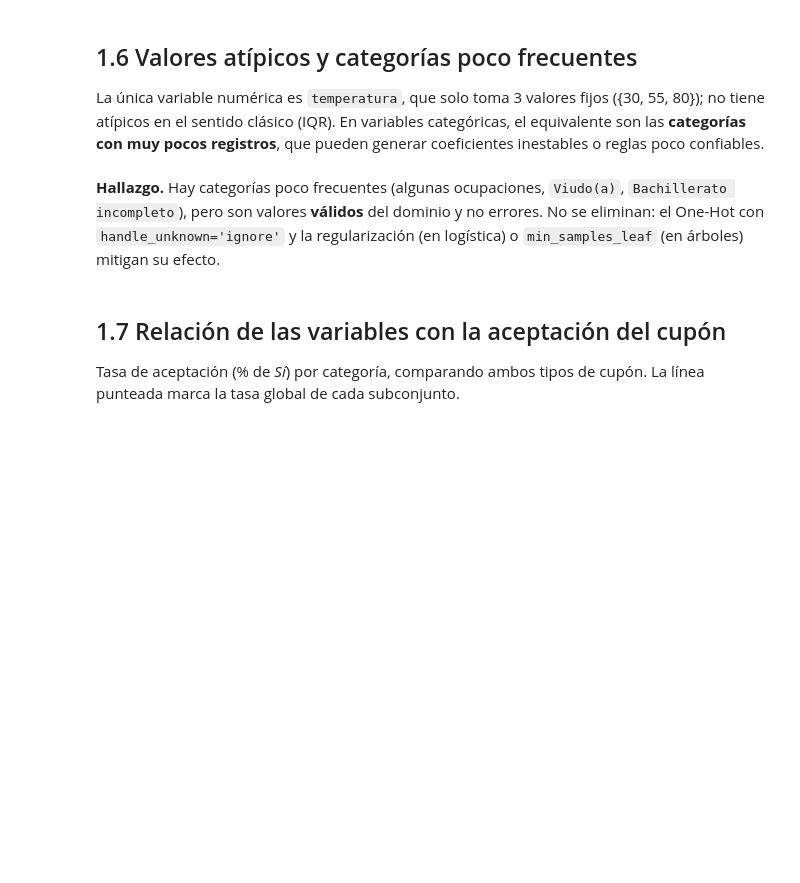
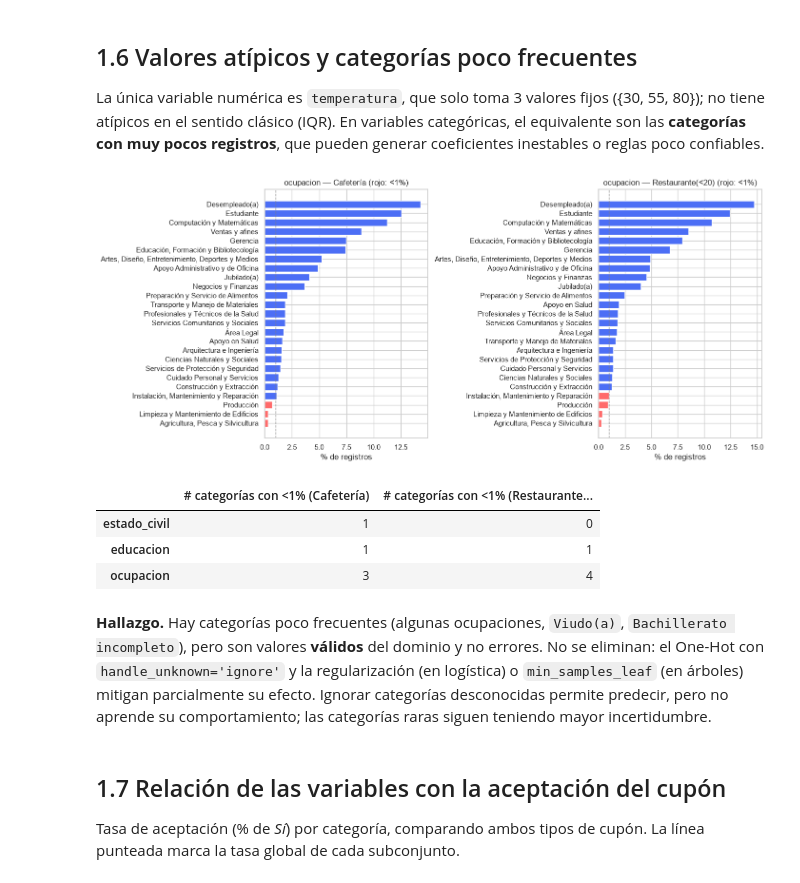
Before and after one commit to vergarave/lab3_ML, a Jupyter notebook: Lab3_Clasificacion.ipynb, the cells around one changed output. Saved outputs shown, nothing was run; the diff lists cells and outputs as text; code cells hidden in the pictures; blank space fills up the shorter version.

```diff
--- a/Lab3_Clasificacion.ipynb
+++ b/Lab3_Clasificacion.ipynb
@@ -222,19 +372,25 @@ La única variable numérica es `temperatura`, que solo toma 3 valores fijos ({3
 # %%
 fig, axes = plt.subplots(1, 2, figsize=(14, 6), constrained_layout=True)
 for ax, (c, df) in zip(axes, subconjuntos.items()):
     vc = df['ocupacion'].value_counts(normalize=True).sort_values() * 100
     ax.barh(vc.index, vc.values, color=np.where(vc.values < 1, '#FF6B6B', '#4C6EF5'))
     ax.axvline(1, color='gray', ls='--', lw=1)
     ax.set(title=f'ocupacion — {c} (rojo: <1%)', xlabel='% de registros')
 plt.show()
 
 raras = {c: {col: (df[col].value_counts(normalize=True) < 0.01).sum()
-             for col in df.columns if df[col].dtype == object and df[col].nunique() > 2}
+             for col in df.columns if pd.api.types.is_string_dtype(df[col]) and df[col].nunique() > 2}
          for c, df in subconjuntos.items()}
 raras = pd.DataFrame(raras)
 raras[(raras > 0).any(axis=1)].rename(columns=lambda x: f'# categorías con <1% ({x})')
+# %% [output]
+[figure, added]
+|  | # categorías con <1% (Cafetería) | # categorías con <1% (Restaurante... |
+| estado_civil | 1 | 0 |
+| educacion | 1 | 1 |
+| ocupacion | 3 | 4 |
 # %% [markdown]
-**Hallazgo.** Hay categorías poco frecuentes (algunas ocupaciones, `Viudo(a)`, `Bachillerato incompleto`), pero son valores **válidos** del dominio y no errores. No se eliminan: el One-Hot con `handle_unknown='ignore'` y la regularización (en logística) o `min_samples_leaf` (en árboles) mitigan su efecto.
+**Hallazgo.** Hay categorías poco frecuentes (algunas ocupaciones, `Viudo(a)`, `Bachillerato incompleto`), pero son valores **válidos** del dominio y no errores. No se eliminan: el One-Hot con `handle_unknown='ignore'` y la regularización (en logística) o `min_samples_leaf` (en árboles) mitigan parcialmente su efecto. Ignorar categorías desconocidas permite predecir, pero no aprende su comportamiento; las categorías raras siguen teniendo mayor incertidumbre.
 # %% [markdown]
 ## 1.7 Relación de las variables con la aceptación del cupón
 
```
Also changed, not shown: parts of 55 cells of this notebook, 7 other files.
